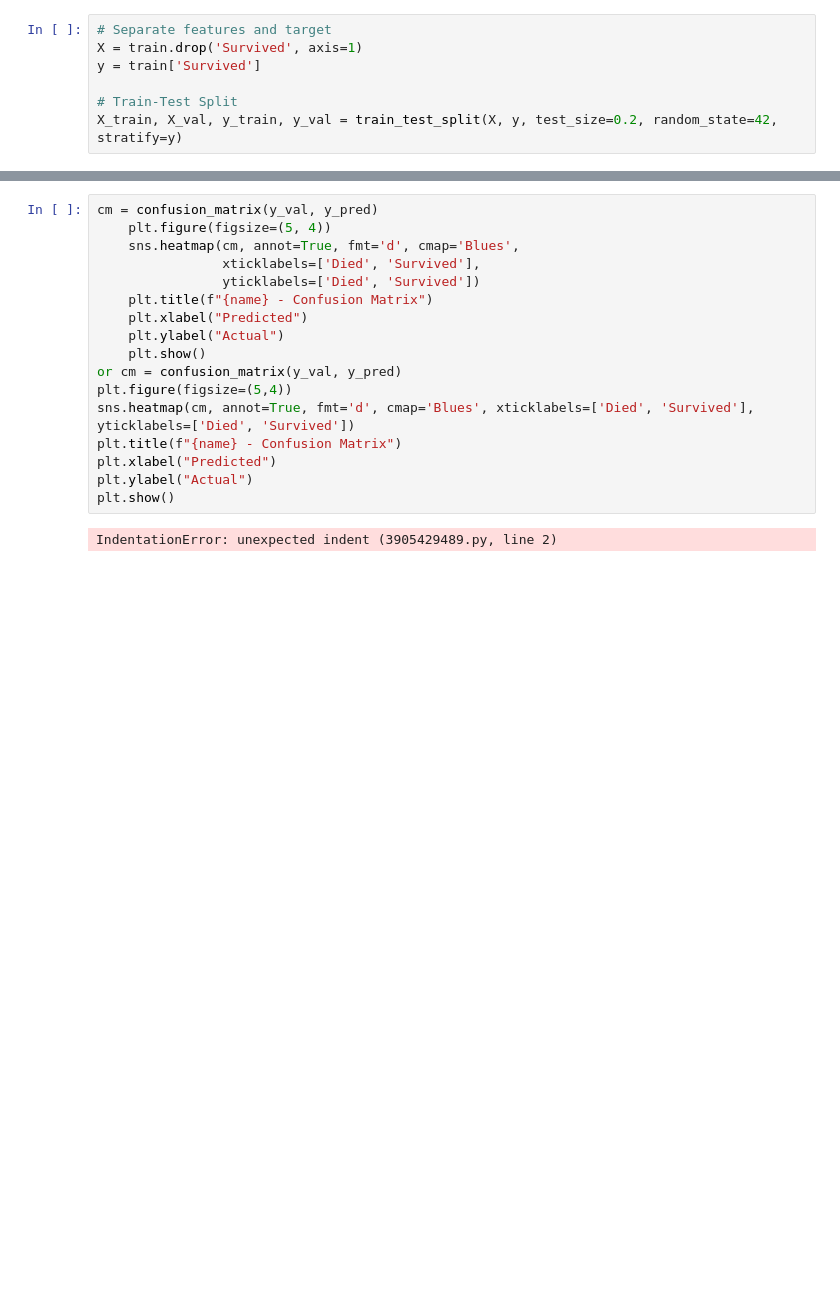
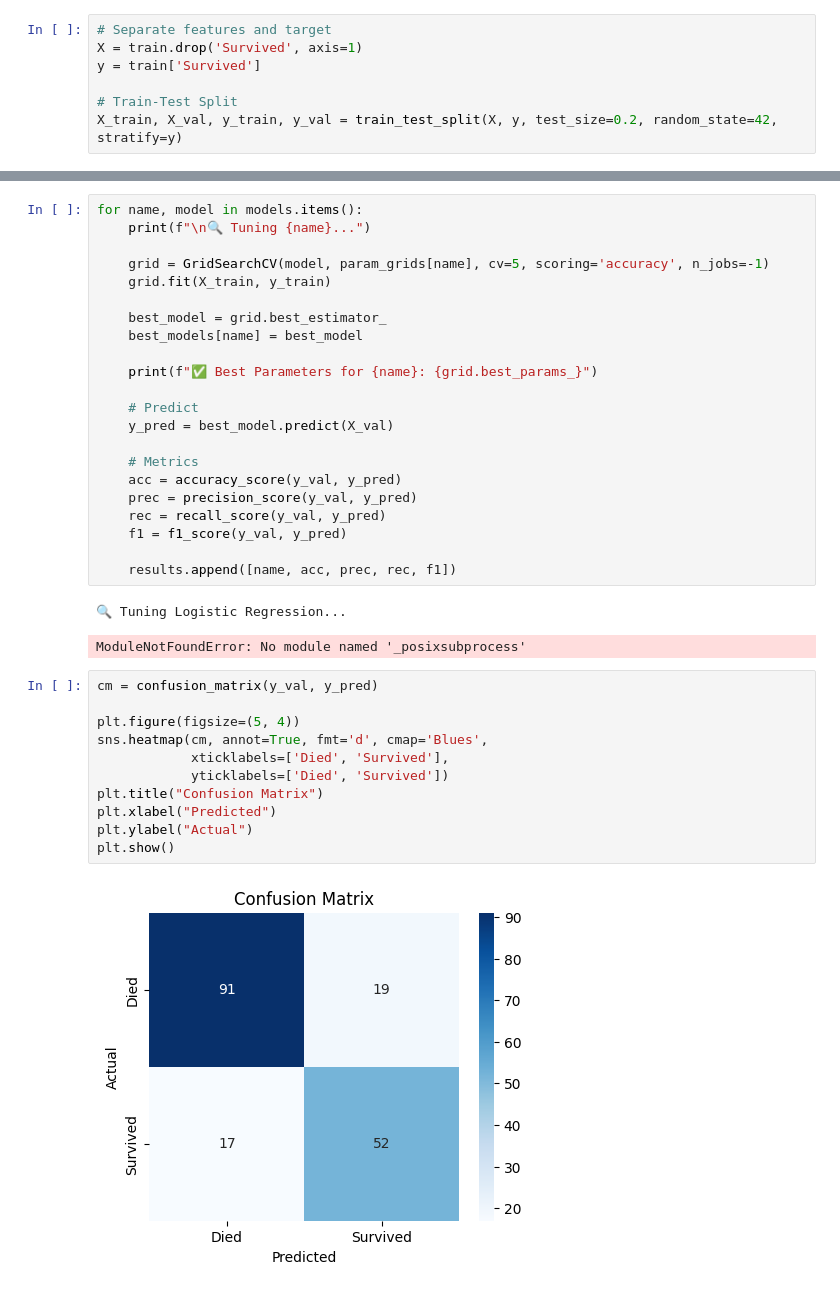
Before and after one commit to Zainab-Nahhal1/titanic-survivors-ml, a Jupyter notebook: titanic.ipynb, the cells around one changed output, grey strips where cells are left out. Saved outputs shown, nothing was run; the diff lists cells and outputs as text; blank space fills up the shorter version.

Commit message:
Updated Titanic project with full workflow and GridSearch

```diff
--- a/titanic.ipynb
+++ b/titanic.ipynb
@@ -359,19 +275,38 @@ def evaluate_model(y_true, y_pred, model_name):
+# %%
+for name, model in models.items():
+    print(f"\n🔍 Tuning {name}...")
+
+    grid = GridSearchCV(model, param_grids[name], cv=5, scoring='accuracy', n_jobs=-1)
+    grid.fit(X_train, y_train)
+
+    best_model = grid.best_estimator_
+    best_models[name] = best_model
+
+    print(f"✅ Best Parameters for {name}: {grid.best_params_}")
+
+    # Predict
+    y_pred = best_model.predict(X_val)
+
+    # Metrics
+    acc = accuracy_score(y_val, y_pred)
+    prec = precision_score(y_val, y_pred)
+    rec = recall_score(y_val, y_pred)
+    f1 = f1_score(y_val, y_pred)
+
+    results.append([name, acc, prec, rec, f1])
+# %% [output]
+🔍 Tuning Logistic Regression...
+ModuleNotFoundError: No module named '_posixsubprocess'
 # %%
 cm = confusion_matrix(y_val, y_pred)
-    plt.figure(figsize=(5, 4))
-    sns.heatmap(cm, annot=True, fmt='d', cmap='Blues',
-                xticklabels=['Died', 'Survived'],
-                yticklabels=['Died', 'Survived'])
-    plt.title(f"{name} - Confusion Matrix")
-    plt.xlabel("Predicted")
-    plt.ylabel("Actual")
-    plt.show()
-or cm = confusion_matrix(y_val, y_pred)
-plt.figure(figsize=(5,4))
-sns.heatmap(cm, annot=True, fmt='d', cmap='Blues', xticklabels=['Died', 'Survived'], yticklabels=['Died', 'Survived'])
-plt.title(f"{name} - Confusion Matrix")
+
+plt.figure(figsize=(5, 4))
+sns.heatmap(cm, annot=True, fmt='d', cmap='Blues',
+            xticklabels=['Died', 'Survived'],
+            yticklabels=['Died', 'Survived'])
+plt.title("Confusion Matrix")
 plt.xlabel("Predicted")
 plt.ylabel("Actual")
 plt.show()
 # %% [output]
-IndentationError: unexpected indent (3905429489.py, line 2)
+[figure, added]
```
Also changed, not shown: parts of 11 cells of this notebook, 3 other files.
